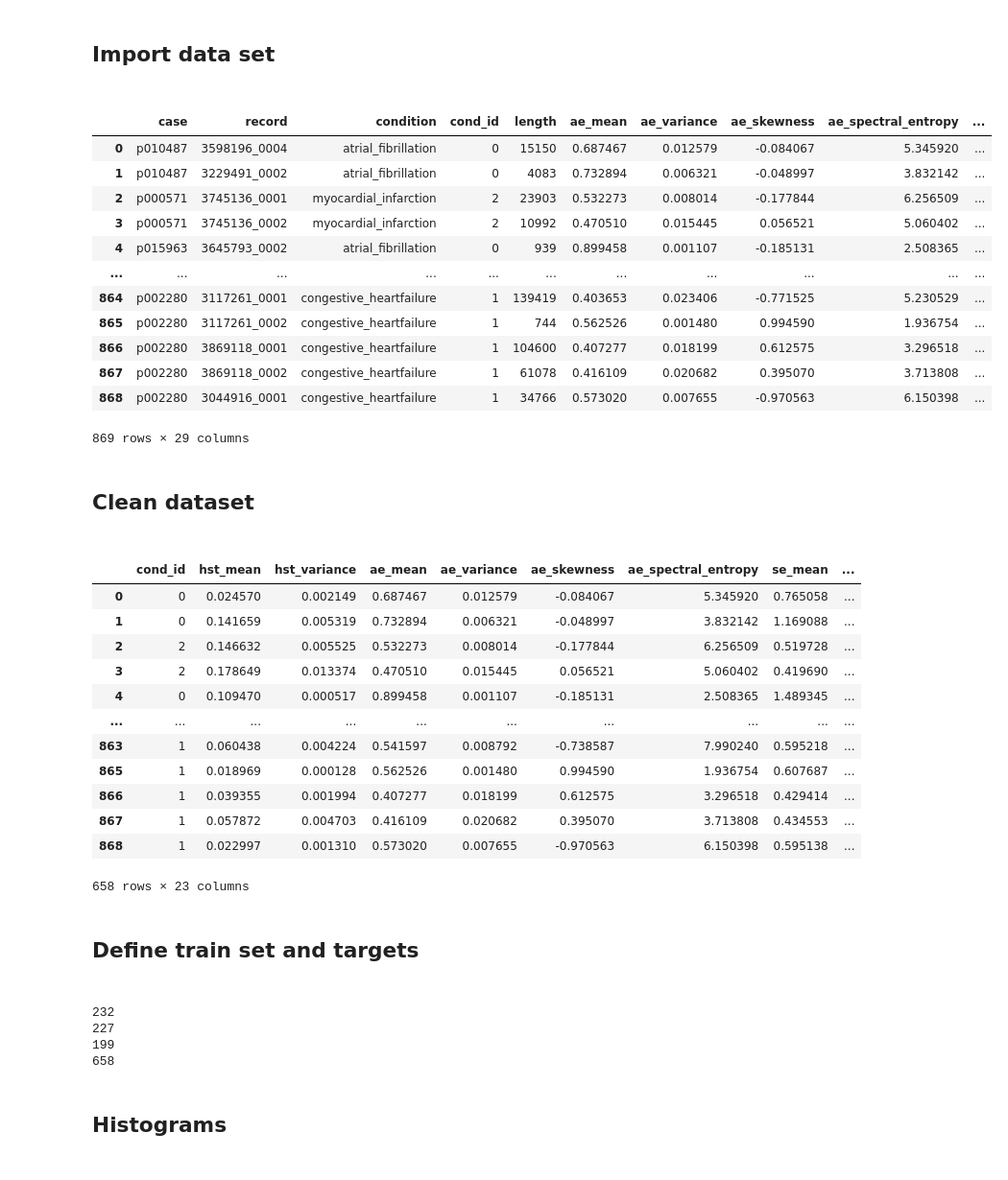
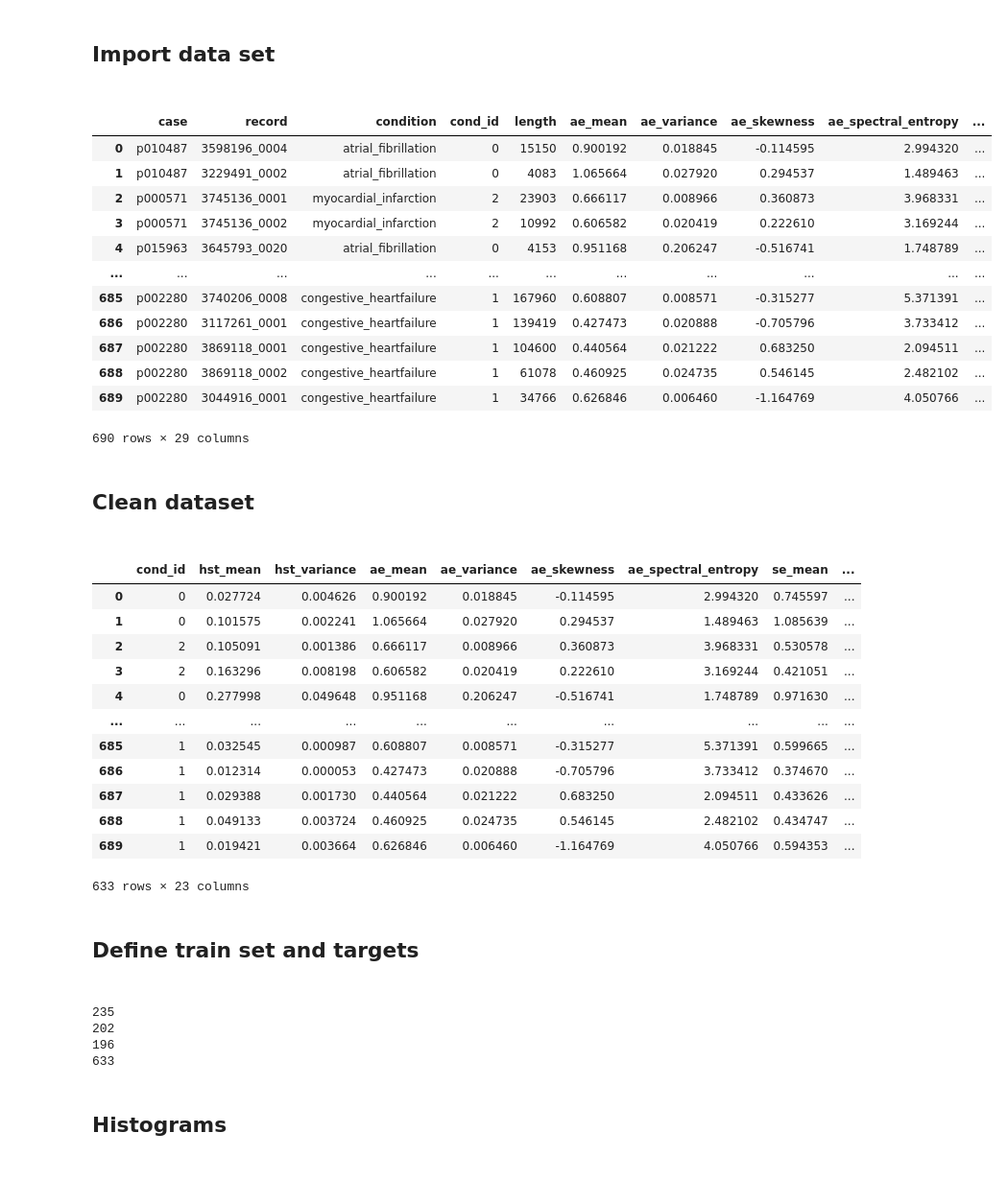
Before and after one commit to AlanPalomino/TTB_2020_2_13, a Jupyter notebook: Classification.ipynb, the cells around one changed output. Shown: that part at 96% size. Drawn from its saved outputs; the diff is of its cells as text; code cells hidden in the pictures.

```diff
--- a/Classification.ipynb
+++ b/Classification.ipynb
@@ -9,25 +9,25 @@ import matplotlib.pyplot as plt
 # %% [markdown]
 <h2>Import data set<h2>
 # %%
-data=pd.read_csv("Test/Test_100ws.csv")
+data=pd.read_csv("Test/Test_500ws.csv")
 data
 # 0 - Fibrilacion Atrial
 # 1 - Congestión cardíaca
 # 2 - Infarto al miocardio
 # %% [output]
 |  | case | record | condition | cond_id | length | ae_mean | ae_variance | ae_skewness | ae_spectral_entropy | ... |
-| 0 | p010487 | 3598196_0004 | atrial_fibrillation | 0 | 15150 | 0.687467 | 0.012579 | -0.084067 | 5.345920 | ... |
-| 1 | p010487 | 3229491_0002 | atrial_fibrillation | 0 | 4083 | 0.732894 | 0.006321 | -0.048997 | 3.832142 | ... |
-| 2 | p000571 | 3745136_0001 | myocardial_infarction | 2 | 23903 | 0.532273 | 0.008014 | -0.177844 | 6.256509 | ... |
-| 3 | p000571 | 3745136_0002 | myocardial_infarction | 2 | 10992 | 0.470510 | 0.015445 | 0.056521 | 5.060402 | ... |
-| 4 | p015963 | 3645793_0002 | atrial_fibrillation | 0 | 939 | 0.899458 | 0.001107 | -0.185131 | 2.508365 | ... |
+| 0 | p010487 | 3598196_0004 | atrial_fibrillation | 0 | 15150 | 0.900192 | 0.018845 | -0.114595 | 2.994320 | ... |
+| 1 | p010487 | 3229491_0002 | atrial_fibrillation | 0 | 4083 | 1.065664 | 0.027920 | 0.294537 | 1.489463 | ... |
+| 2 | p000571 | 3745136_0001 | myocardial_infarction | 2 | 23903 | 0.666117 | 0.008966 | 0.360873 | 3.968331 | ... |
+| 3 | p000571 | 3745136_0002 | myocardial_infarction | 2 | 10992 | 0.606582 | 0.020419 | 0.222610 | 3.169244 | ... |
+| 4 | p015963 | 3645793_0020 | atrial_fibrillation | 0 | 4153 | 0.951168 | 0.206247 | -0.516741 | 1.748789 | ... |
 | ... | ... | ... | ... | ... | ... | ... | ... | ... | ... | ... |
-| 864 | p002280 | 3117261_0001 | congestive_heartfailure | 1 | 139419 | 0.403653 | 0.023406 | -0.771525 | 5.230529 | ... |
-| 865 | p002280 | 3117261_0002 | congestive_heartfailure | 1 | 744 | 0.562526 | 0.001480 | 0.994590 | 1.936754 | ... |
-| 866 | p002280 | 3869118_0001 | congestive_heartfailure | 1 | 104600 | 0.407277 | 0.018199 | 0.612575 | 3.296518 | ... |
-| 867 | p002280 | 3869118_0002 | congestive_heartfailure | 1 | 61078 | 0.416109 | 0.020682 | 0.395070 | 3.713808 | ... |
-| 868 | p002280 | 3044916_0001 | congestive_heartfailure | 1 | 34766 | 0.573020 | 0.007655 | -0.970563 | 6.150398 | ... |
+| 685 | p002280 | 3740206_0008 | congestive_heartfailure | 1 | 167960 | 0.608807 | 0.008571 | -0.315277 | 5.371391 | ... |
+| 686 | p002280 | 3117261_0001 | congestive_heartfailure | 1 | 139419 | 0.427473 | 0.020888 | -0.705796 | 3.733412 | ... |
+| 687 | p002280 | 3869118_0001 | congestive_heartfailure | 1 | 104600 | 0.440564 | 0.021222 | 0.683250 | 2.094511 | ... |
+| 688 | p002280 | 3869118_0002 | congestive_heartfailure | 1 | 61078 | 0.460925 | 0.024735 | 0.546145 | 2.482102 | ... |
+| 689 | p002280 | 3044916_0001 | congestive_heartfailure | 1 | 34766 | 0.626846 | 0.006460 | -1.164769 | 4.050766 | ... |
-869 rows × 29 columns
+690 rows × 29 columns
 # %% [markdown]
 <h2>Clean dataset<h2>
 # %%
@@ -39,18 +39,18 @@ data = data.dropna()
 data
 # %% [output]
 |  | cond_id | hst_mean | hst_variance | ae_mean | ae_variance | ae_skewness | ae_spectral_entropy | se_mean | ... |
-| 0 | 0 | 0.024570 | 0.002149 | 0.687467 | 0.012579 | -0.084067 | 5.345920 | 0.765058 | ... |
-| 1 | 0 | 0.141659 | 0.005319 | 0.732894 | 0.006321 | -0.048997 | 3.832142 | 1.169088 | ... |
-| 2 | 2 | 0.146632 | 0.005525 | 0.532273 | 0.008014 | -0.177844 | 6.256509 | 0.519728 | ... |
-| 3 | 2 | 0.178649 | 0.013374 | 0.470510 | 0.015445 | 0.056521 | 5.060402 | 0.419690 | ... |
-| 4 | 0 | 0.109470 | 0.000517 | 0.899458 | 0.001107 | -0.185131 | 2.508365 | 1.489345 | ... |
+| 0 | 0 | 0.027724 | 0.004626 | 0.900192 | 0.018845 | -0.114595 | 2.994320 | 0.745597 | ... |
+| 1 | 0 | 0.101575 | 0.002241 | 1.065664 | 0.027920 | 0.294537 | 1.489463 | 1.085639 | ... |
+| 2 | 2 | 0.105091 | 0.001386 | 0.666117 | 0.008966 | 0.360873 | 3.968331 | 0.530578 | ... |
+| 3 | 2 | 0.163296 | 0.008198 | 0.606582 | 0.020419 | 0.222610 | 3.169244 | 0.421051 | ... |
+| 4 | 0 | 0.277998 | 0.049648 | 0.951168 | 0.206247 | -0.516741 | 1.748789 | 0.971630 | ... |
 | ... | ... | ... | ... | ... | ... | ... | ... | ... | ... |
-| 863 | 1 | 0.060438 | 0.004224 | 0.541597 | 0.008792 | -0.738587 | 7.990240 | 0.595218 | ... |
-| 865 | 1 | 0.018969 | 0.000128 | 0.562526 | 0.001480 | 0.994590 | 1.936754 | 0.607687 | ... |
-| 866 | 1 | 0.039355 | 0.001994 | 0.407277 | 0.018199 | 0.612575 | 3.296518 | 0.429414 | ... |
-| 867 | 1 | 0.057872 | 0.004703 | 0.416109 | 0.020682 | 0.395070 | 3.713808 | 0.434553 | ... |
-| 868 | 1 | 0.022997 | 0.001310 | 0.573020 | 0.007655 | -0.970563 | 6.150398 | 0.595138 | ... |
+| 685 | 1 | 0.032545 | 0.000987 | 0.608807 | 0.008571 | -0.315277 | 5.371391 | 0.599665 | ... |
+| 686 | 1 | 0.012314 | 0.000053 | 0.427473 | 0.020888 | -0.705796 | 3.733412 | 0.374670 | ... |
+| 687 | 1 | 0.029388 | 0.001730 | 0.440564 | 0.021222 | 0.683250 | 2.094511 | 0.433626 | ... |
+| 688 | 1 | 0.049133 | 0.003724 | 0.460925 | 0.024735 | 0.546145 | 2.482102 | 0.434747 | ... |
+| 689 | 1 | 0.019421 | 0.003664 | 0.626846 | 0.006460 | -1.164769 | 4.050766 | 0.594353 | ... |
-658 rows × 23 columns
+633 rows × 23 columns
 # %% [markdown]
 <h2>Define train set and targets<h2>
 # %%
@@ -75,10 +75,10 @@ print(len(c_c))
 print(len(m_i))
 print(len(a_f)+len(c_c)+len(m_i))
 # %% [output]
-232
-227
-199
-658
+235
+202
+196
+633
 # %% [markdown]
 <h2>Histograms<h2>
 # %%
```
Also changed, not shown: parts of 1 cell of this notebook, 2 other files.
